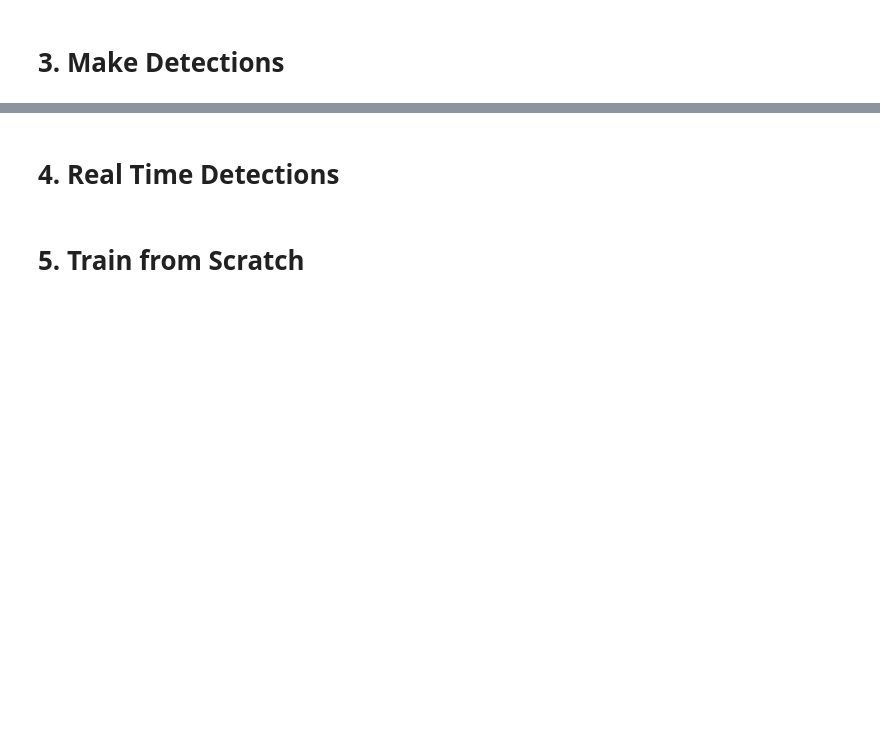
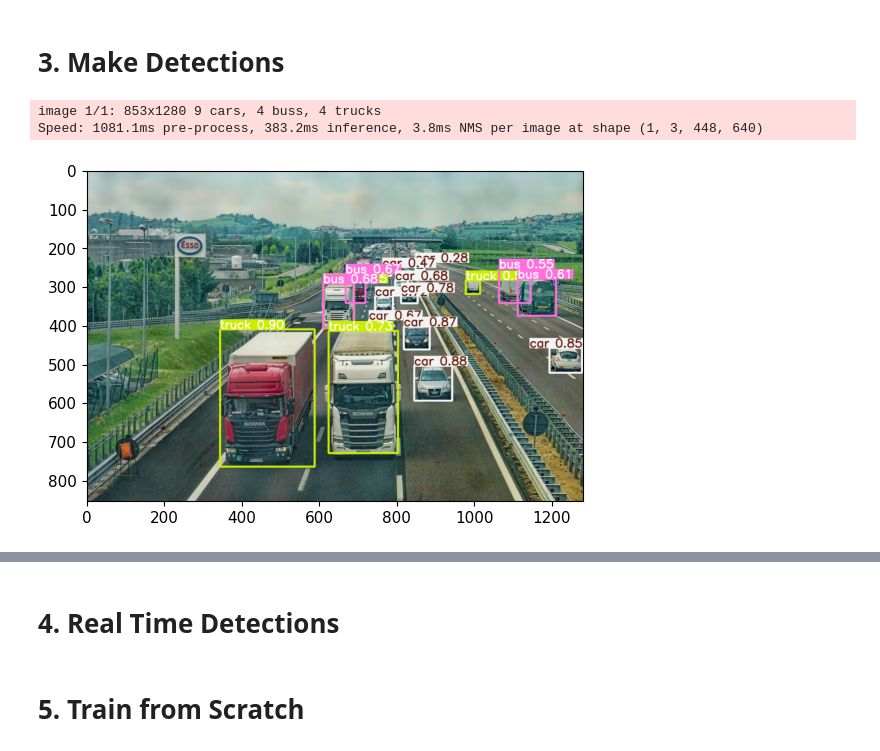
Before and after one commit to S-ystemPC/drowsiness_detection_deep_learning_project, a Jupyter notebook: drowsiness_detection_model.ipynb, the cells around one changed output, grey strips where cells are left out. Drawn from its saved outputs; the diff is of its cells as text; code cells hidden in the pictures; blank space fills up the shorter version.

```diff
--- a/drowsiness_detection_model.ipynb
+++ b/drowsiness_detection_model.ipynb
@@ -60,2 +80,16 @@ Adding AutoShape...
 # %% [markdown]
 # 3. Make Detections
+# %%
+img = 'https://cdn.pixabay.com/photo/2018/05/11/23/45/highway-3392100_1280.jpg'
+# %%
+results = model(img)
+results.print()
+# %% [output]
+image 1/1: 853x1280 9 cars, 4 buss, 4 trucks
+Speed: 1081.1ms pre-process, 383.2ms inference, 3.8ms NMS per image at shape (1, 3, 448, 640)
+# %%
+%matplotlib inline
+plt.imshow(np.squeeze(results.render()))
+plt.show()
+# %% [output]
+[figure, added]
```
Also changed, not shown: parts of 2 cells of this notebook.
